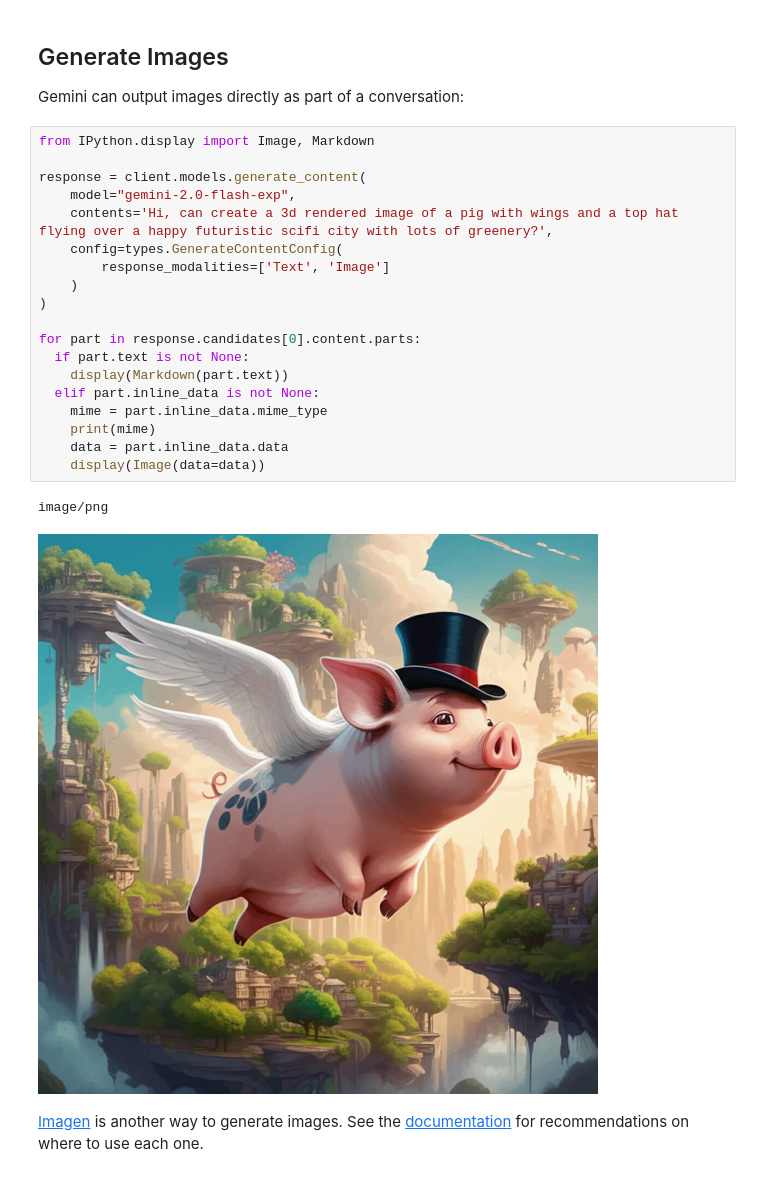
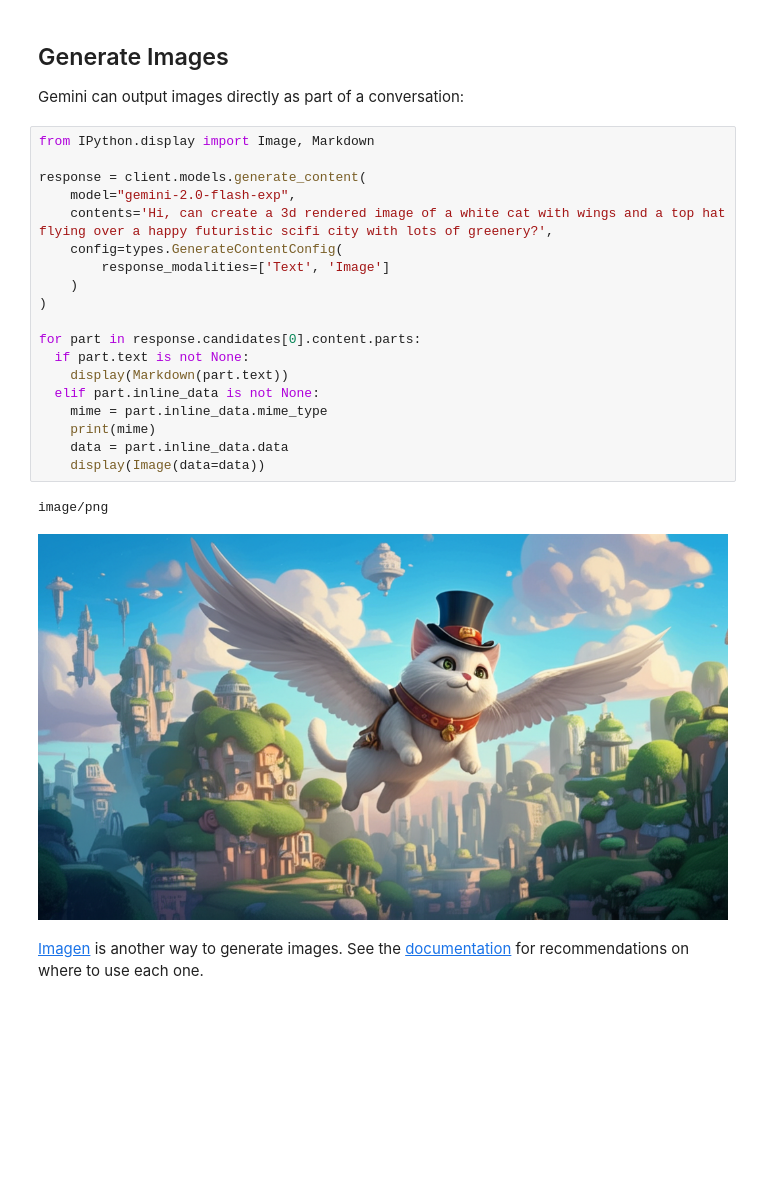
Before and after one commit to nurfarahadibah/nurfarahadibah, a Jupyter notebook: quickstarts/Get_started.ipynb, the cells around one changed output. Drawn from its saved outputs; the diff is of its cells as text; blank space fills up the shorter version.

```diff
--- a/quickstarts/Get_started.ipynb
+++ b/quickstarts/Get_started.ipynb
@@ -434,25 +434,25 @@ Gemini can output images directly as part of a conversation:
 # %%
 from IPython.display import Image, Markdown
 
 response = client.models.generate_content(
     model="gemini-2.0-flash-exp",
-    contents='Hi, can create a 3d rendered image of a pig with wings and a top hat flying over a happy futuristic scifi city with lots of greenery?',
+    contents='Hi, can create a 3d rendered image of a white cat with wings and a top hat flying over a happy futuristic scifi city with lots of greenery?',
     config=types.GenerateContentConfig(
         response_modalities=['Text', 'Image']
     )
 )
 
 for part in response.candidates[0].content.parts:
   if part.text is not None:
     display(Markdown(part.text))
   elif part.inline_data is not None:
     mime = part.inline_data.mime_type
     print(mime)
     data = part.inline_data.data
     display(Image(data=data))
 # %% [output]
 image/png
-[figure, old version]
+[figure, new version]
 # %% [markdown]
 [Imagen](./Get_started_imagen.ipynb) is another way to generate images. See the [documentation](https://ai.google.dev/gemini-api/docs/image-generation#choose-a-model) for recommendations on where to use each one.
 # %% [markdown]
```
Also changed, not shown: parts of 9 cells of this notebook.
